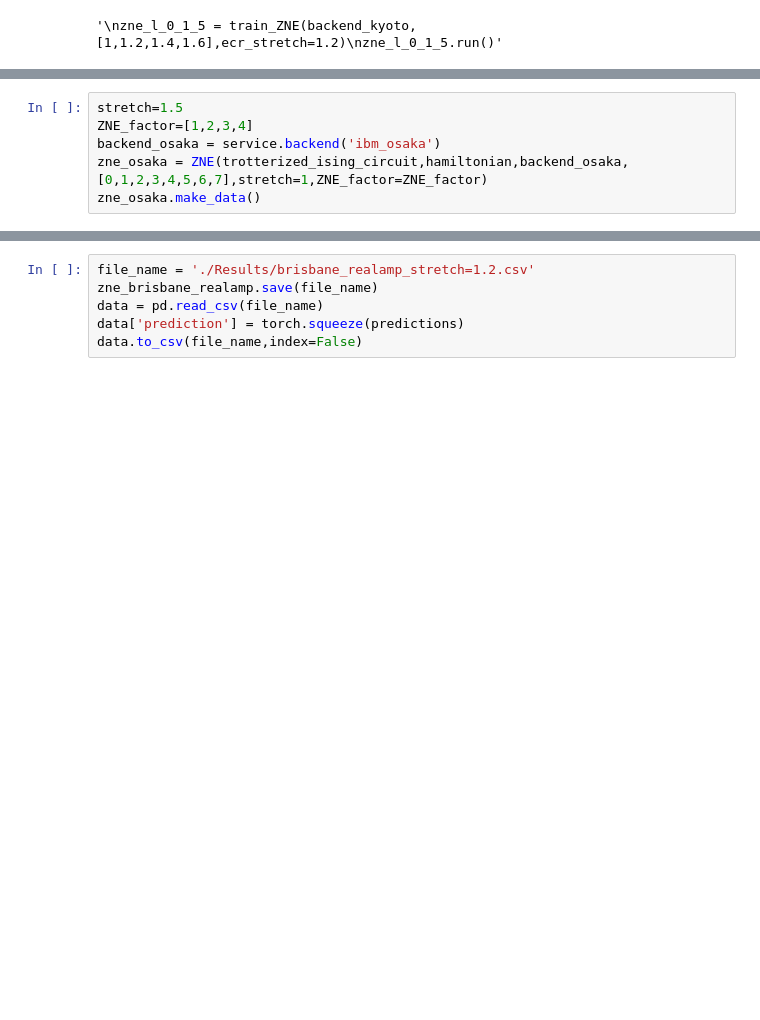
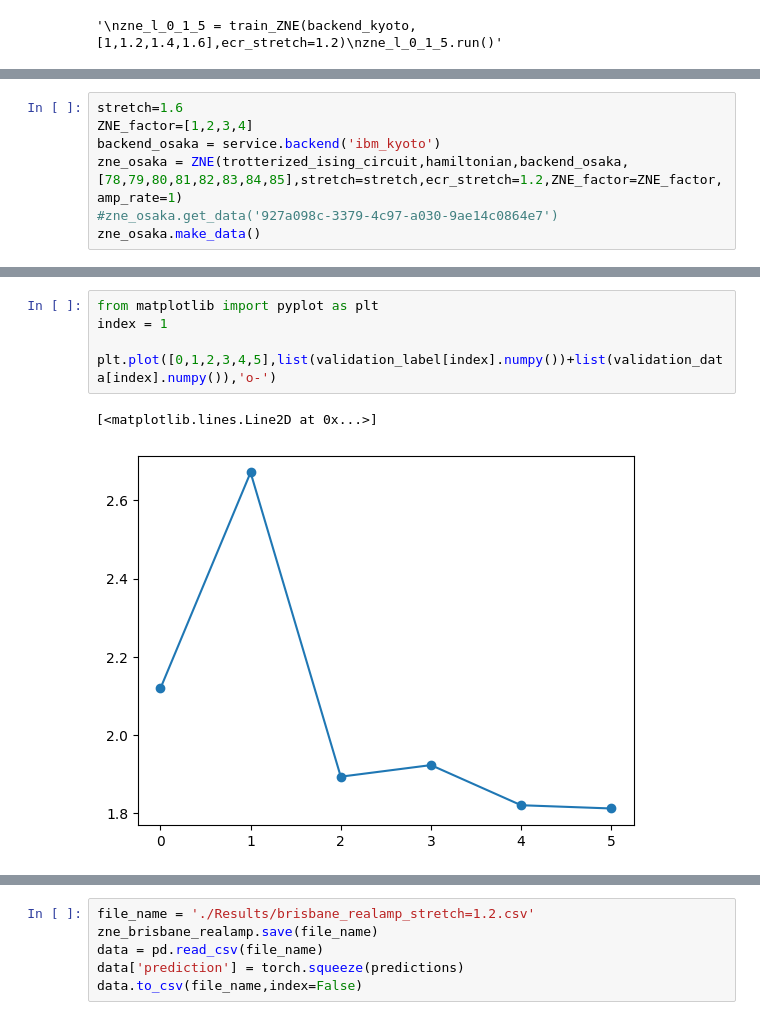
Before and after one commit to pop756/Quantum_KAN, a Jupyter notebook: Real_backend.ipynb, the cells around one changed output, grey strips where cells are left out. Cells and saved outputs as stored; diff of their text form; blank space fills up the shorter version.

```diff
--- a/Real_backend.ipynb
+++ b/Real_backend.ipynb
@@ -221,6 +284,7 @@ test : ['ef68f2c2-48ec-431a-8dbb-7c4023912592', 'ecr', 'stretch = 1', 'l = 0']
 # %%
-stretch=1.5
+stretch=1.6
 ZNE_factor=[1,2,3,4]
-backend_osaka = service.backend('ibm_osaka')
-zne_osaka = ZNE(trotterized_ising_circuit,hamiltonian,backend_osaka,[0,1,2,3,4,5,6,7],stretch=1,ZNE_factor=ZNE_factor)
+backend_osaka = service.backend('ibm_kyoto')
+zne_osaka = ZNE(trotterized_ising_circuit,hamiltonian,backend_osaka,[78,79,80,81,82,83,84,85],stretch=stretch,ecr_stretch=1.2,ZNE_factor=ZNE_factor,amp_rate=1)
+#zne_osaka.get_data('927a098c-3379-4c97-a030-9ae14c0864e7')
 zne_osaka.make_data()
@@ -253,0 +379,8 @@ Virtual ZNE L1 loss :1.0969226360321045
+# %%
+from matplotlib import pyplot as plt
+index = 1
+
+plt.plot([0,1,2,3,4,5],list(validation_label[index].numpy())+list(validation_data[index].numpy()),'o-')
+# %% [output]
+[<matplotlib.lines.Line2D at 0x...>]
+[figure, added]
```
Also changed, not shown: parts of 21 cells of this notebook, 1 other file.
